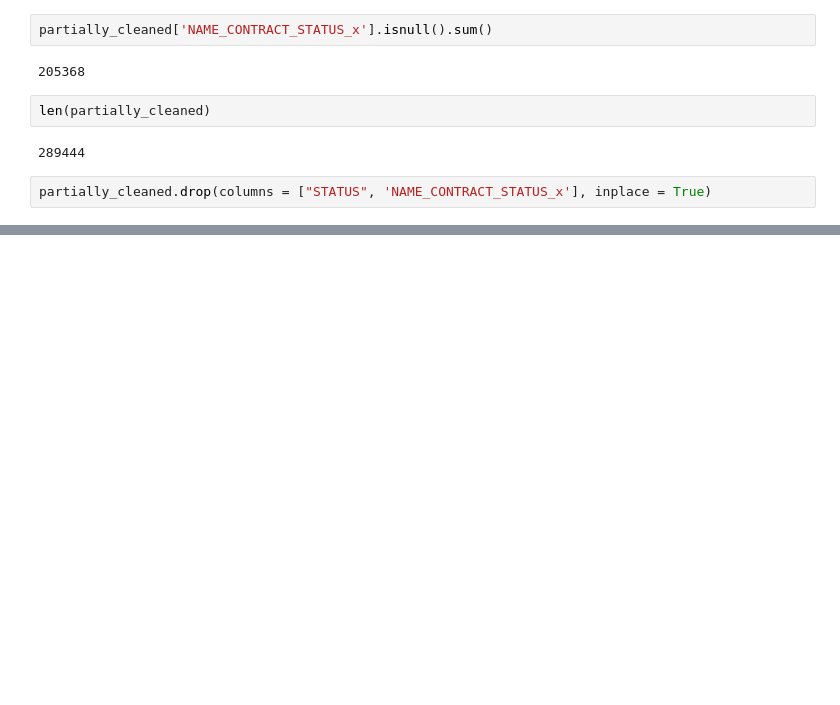
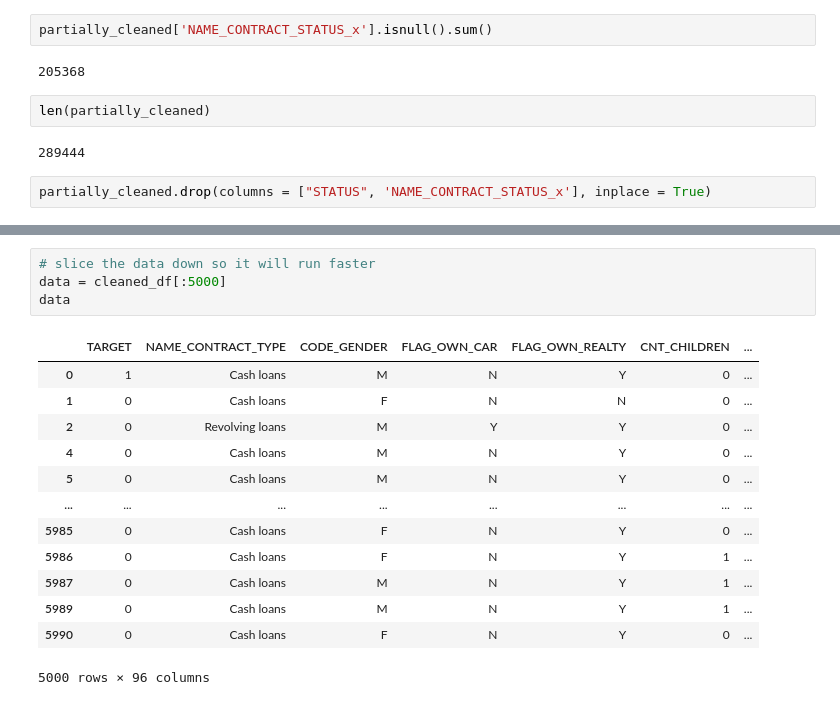
Before and after one commit to justinm329/Home_Credit_Risk, a Jupyter notebook: Credit_Risk.ipynb, the cells around one changed output, grey strips where cells are left out. Cells and saved outputs as stored; diff of their text form; blank space fills up the shorter version.

```diff
--- a/Credit_Risk.ipynb
+++ b/Credit_Risk.ipynb
@@ -1037,0 +1133,18 @@ partially_cleaned.drop(columns = ["STATUS", 'NAME_CONTRACT_STATUS_x'], inplace =
+# %%
+# slice the data down so it will run faster
+data = cleaned_df[:5000]
+data
+# %% [output]
+|  | TARGET | NAME_CONTRACT_TYPE | CODE_GENDER | FLAG_OWN_CAR | FLAG_OWN_REALTY | CNT_CHILDREN | ... |
+| 0 | 1 | Cash loans | M | N | Y | 0 | ... |
+| 1 | 0 | Cash loans | F | N | N | 0 | ... |
+| 2 | 0 | Revolving loans | M | Y | Y | 0 | ... |
+| 4 | 0 | Cash loans | M | N | Y | 0 | ... |
+| 5 | 0 | Cash loans | M | N | Y | 0 | ... |
+| ... | ... | ... | ... | ... | ... | ... | ... |
+| 5985 | 0 | Cash loans | F | N | Y | 0 | ... |
+| 5986 | 0 | Cash loans | F | N | Y | 1 | ... |
+| 5987 | 0 | Cash loans | M | N | Y | 1 | ... |
+| 5989 | 0 | Cash loans | M | N | Y | 1 | ... |
+| 5990 | 0 | Cash loans | F | N | Y | 0 | ... |
+5000 rows × 96 columns
```
Also changed, not shown: parts of 36 cells of this notebook.
